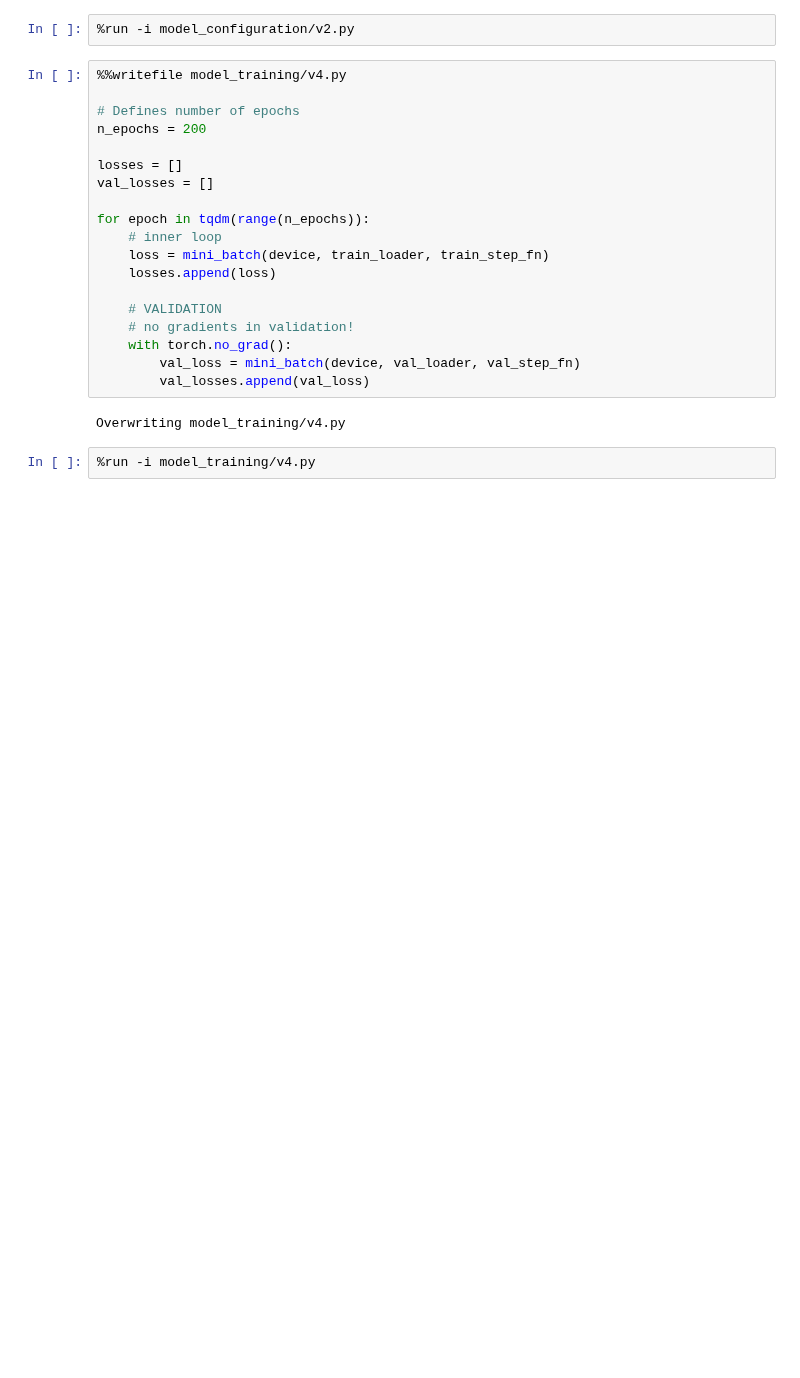
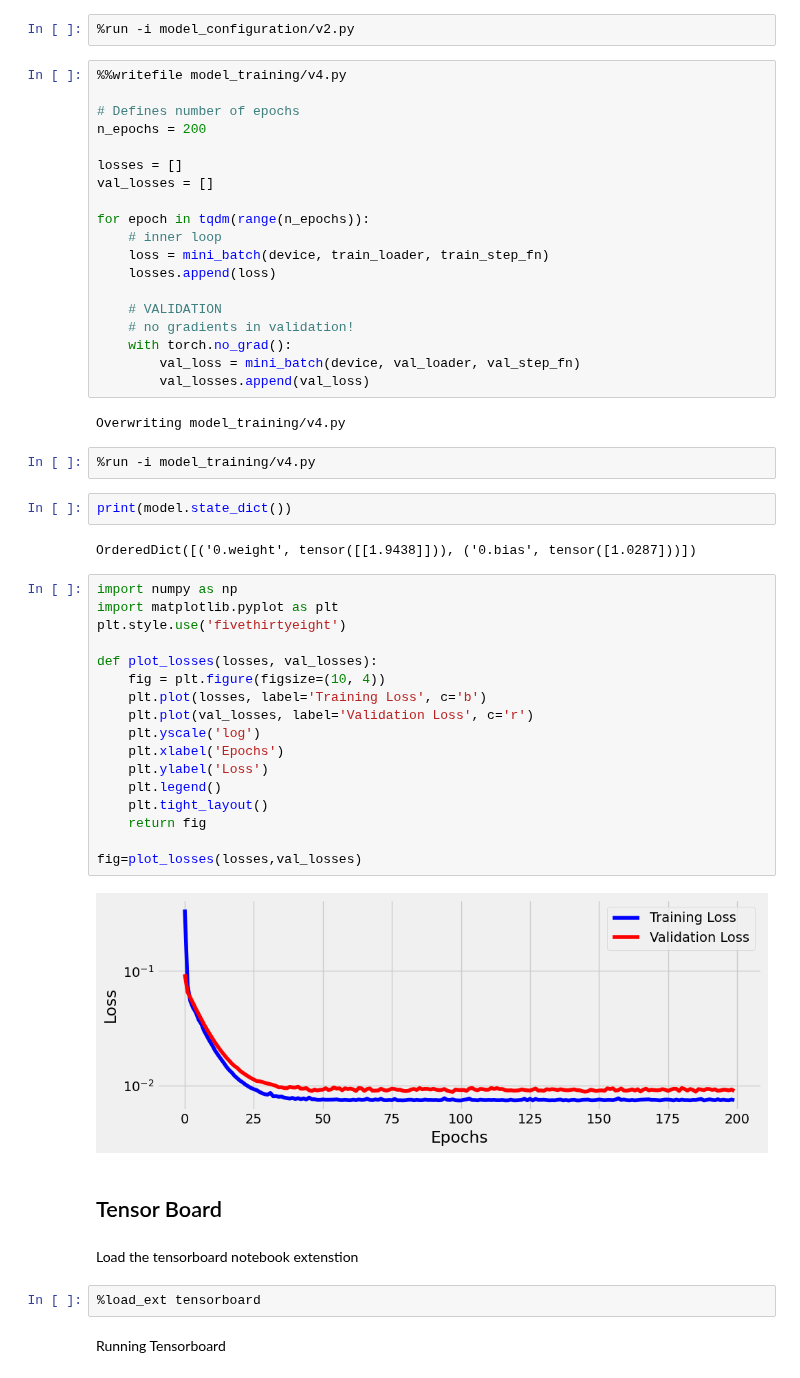
Before and after one commit to Anushkach/Deep-Learning, a Jupyter notebook: Deep Learning with Pytorch/Chapter 2- Rethinking the training loop.ipynb, the cells around one changed output. Saved outputs shown, nothing was run; the diff lists cells and outputs as text; blank space fills up the shorter version.

```diff
--- a/Deep Learning with Pytorch/Chapter 2- Rethinking the training loop.ipynb
+++ b/Deep Learning with Pytorch/Chapter 2- Rethinking the training loop.ipynb
@@ -438,3 +437,34 @@ for epoch in tqdm(range(n_epochs)):
 Overwriting model_training/v4.py
 # %%
 %run -i model_training/v4.py
+# %%
+print(model.state_dict())
+# %% [output]
+OrderedDict([('0.weight', tensor([[1.9438]])), ('0.bias', tensor([1.0287]))])
+# %%
+import numpy as np
+import matplotlib.pyplot as plt
+plt.style.use('fivethirtyeight')
+
+def plot_losses(losses, val_losses):
+    fig = plt.figure(figsize=(10, 4))
+    plt.plot(losses, label='Training Loss', c='b')
+    plt.plot(val_losses, label='Validation Loss', c='r')
+    plt.yscale('log')
+    plt.xlabel('Epochs')
+    plt.ylabel('Loss')
+    plt.legend()
+    plt.tight_layout()
+    return fig
+
+fig=plot_losses(losses,val_losses)
+# %% [output]
+[figure, added]
+# %% [markdown]
+## Tensor Board
+# %% [markdown]
+Load the tensorboard notebook extenstion
+# %%
+%load_ext tensorboard
+# %% [markdown]
+Running Tensorboard
```
Also changed, not shown: parts of 18 cells of this notebook.
